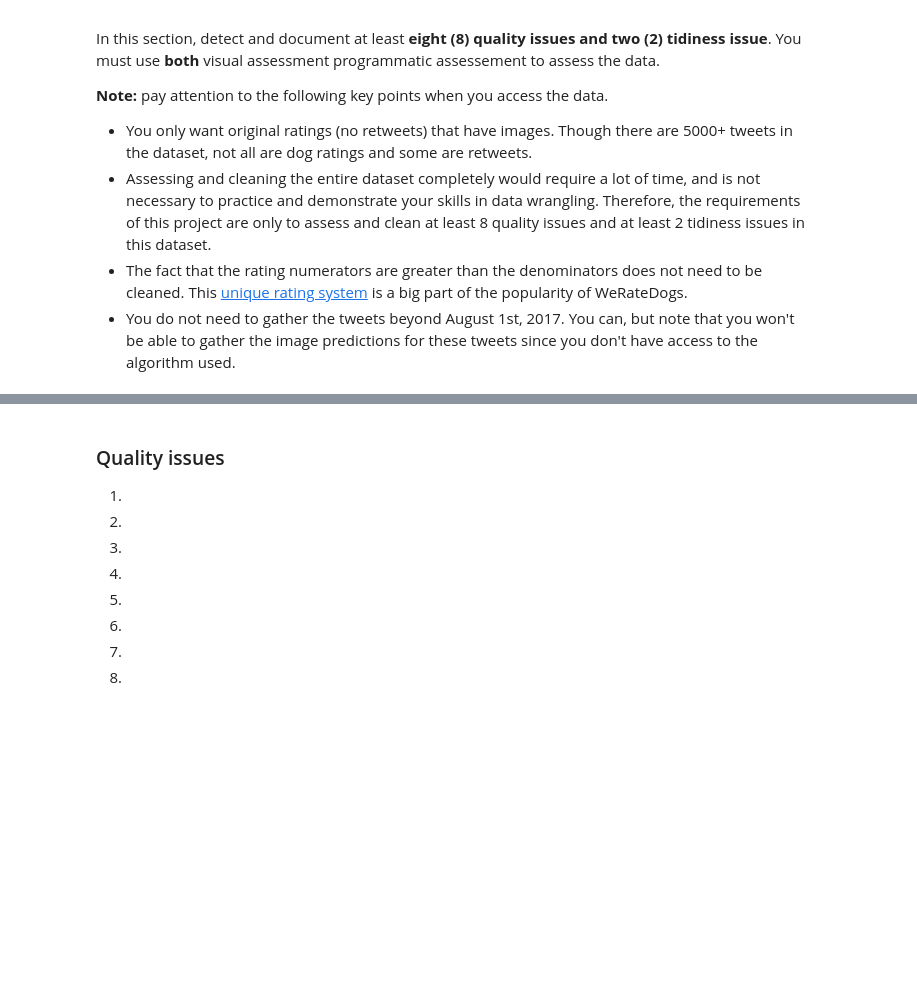
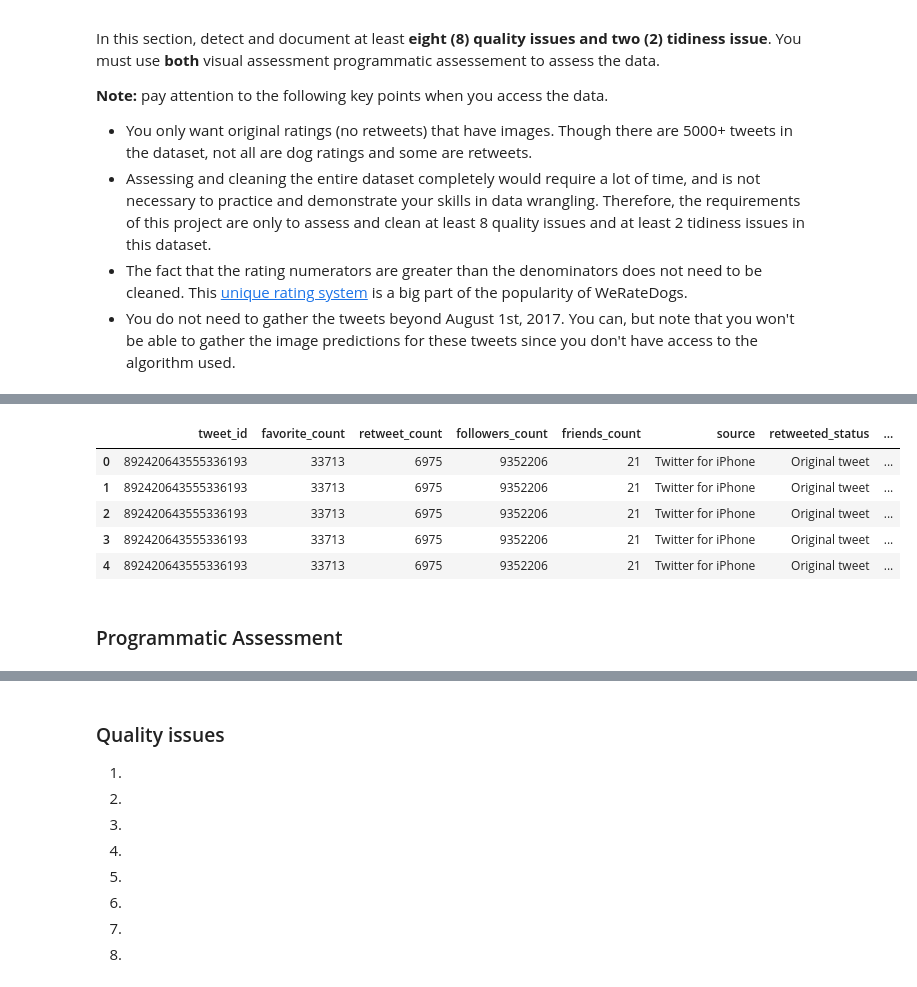
Before and after one commit to FilipeSquire/Udacity-DA, a Jupyter notebook: Data Wrangling/wrangle_act.ipynb, the cells around one changed output, grey strips where cells are left out. Cells and saved outputs as stored; diff of their text form; code cells hidden in the pictures; blank space fills up the shorter version.

```diff
--- a/Data Wrangling/wrangle_act.ipynb
+++ b/Data Wrangling/wrangle_act.ipynb
@@ -87,0 +108,42 @@ Starlink is now available in Norway! Additionally, to better reflect parity in p
+# %%
+
+#identifying and labeling information from txt
+list = []
+
+with open('json_tweet.txt', encoding='utf-8') as json_file:
+    alldics = json.load(json_file)
+
+    for dic in alldics:
+        id = dic['id']
+        text = dic['text']
+        url = text[text.find('https'):]
+        favorites = dic['favorite_count']
+        retweets = dic['retweet_count']
+        followers = dic['user']['followers_count']
+        friends = dic['user']['friends_count']
+        whole_source = dic['source']
+        only_device = whole_source[whole_source.find('rel="nofollow">') + 15:-4]
+        source = only_device
+        retweeted_status = dic['retweeted_status'] = dic.get('retweeted_status', 'Original tweet')
+
+        if retweeted_status == 'Original tweet':
+            url = url
+        else:
+            retweeted_status = 'This is a retweet'
+            url = 'This is a retweet'
+
+        list.append({'tweet_id': str(id),
+                             'favorite_count': int(favorites),
+                             'retweet_count': int(retweets),
+                             'followers_count': int(followers),
+                             'friends_count': int(friends),
+                             'url': url,
+                             'source': source,
+                             'retweeted_status': retweeted_status,
+                            })
+
+        df3 = pd.DataFrame(list, columns = ['tweet_id', 'favorite_count','retweet_count',
+                                                           'followers_count', 'friends_count','source',
+                                                           'retweeted_status', 'url'])
+
+df3.info()
@@ -105,0 +197,11 @@ sa
+# %%
+df3.head()
+# %% [output]
+|  | tweet_id | favorite_count | retweet_count | followers_count | friends_count | source | retweeted_status | ... |
+| 0 | 892420643555336193 | 33713 | 6975 | 9352206 | 21 | Twitter for iPhone | Original tweet | ... |
+| 1 | 892420643555336193 | 33713 | 6975 | 9352206 | 21 | Twitter for iPhone | Original tweet | ... |
+| 2 | 892420643555336193 | 33713 | 6975 | 9352206 | 21 | Twitter for iPhone | Original tweet | ... |
+| 3 | 892420643555336193 | 33713 | 6975 | 9352206 | 21 | Twitter for iPhone | Original tweet | ... |
+| 4 | 892420643555336193 | 33713 | 6975 | 9352206 | 21 | Twitter for iPhone | Original tweet | ... |
+# %% [markdown]
+### Programmatic Assessment
```
Also changed, not shown: parts of 16 cells of this notebook, 9 other files.
